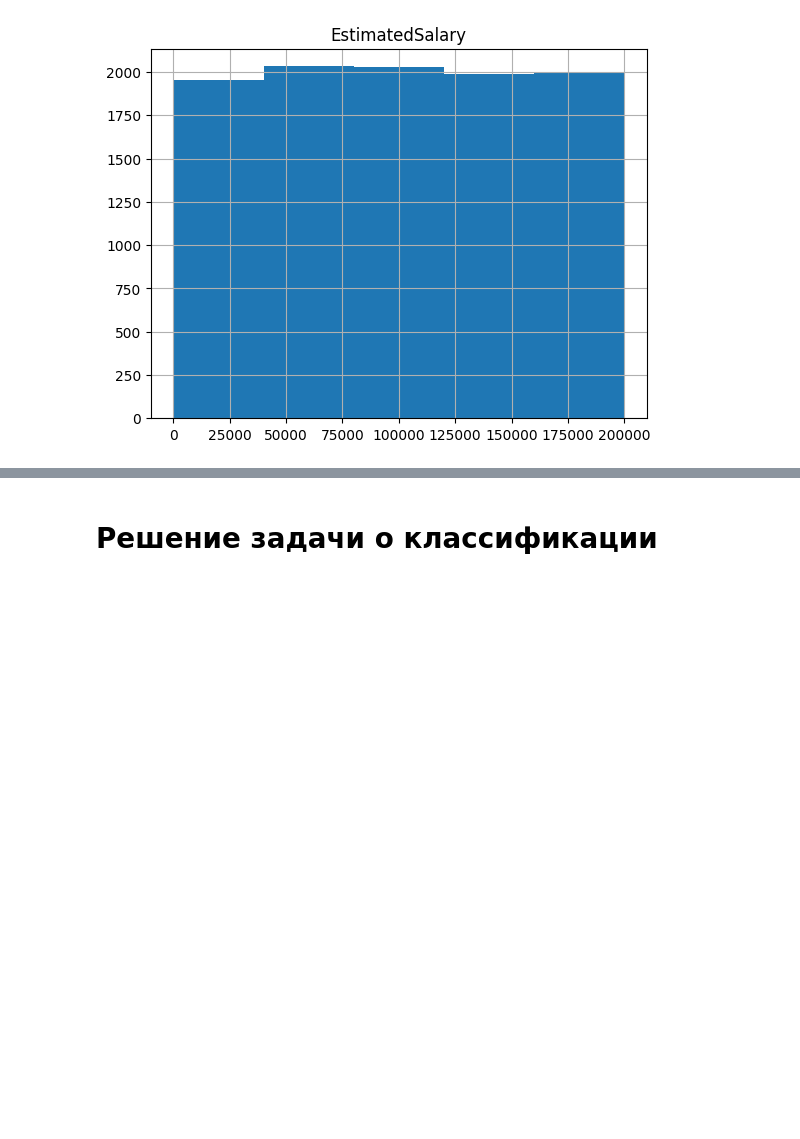
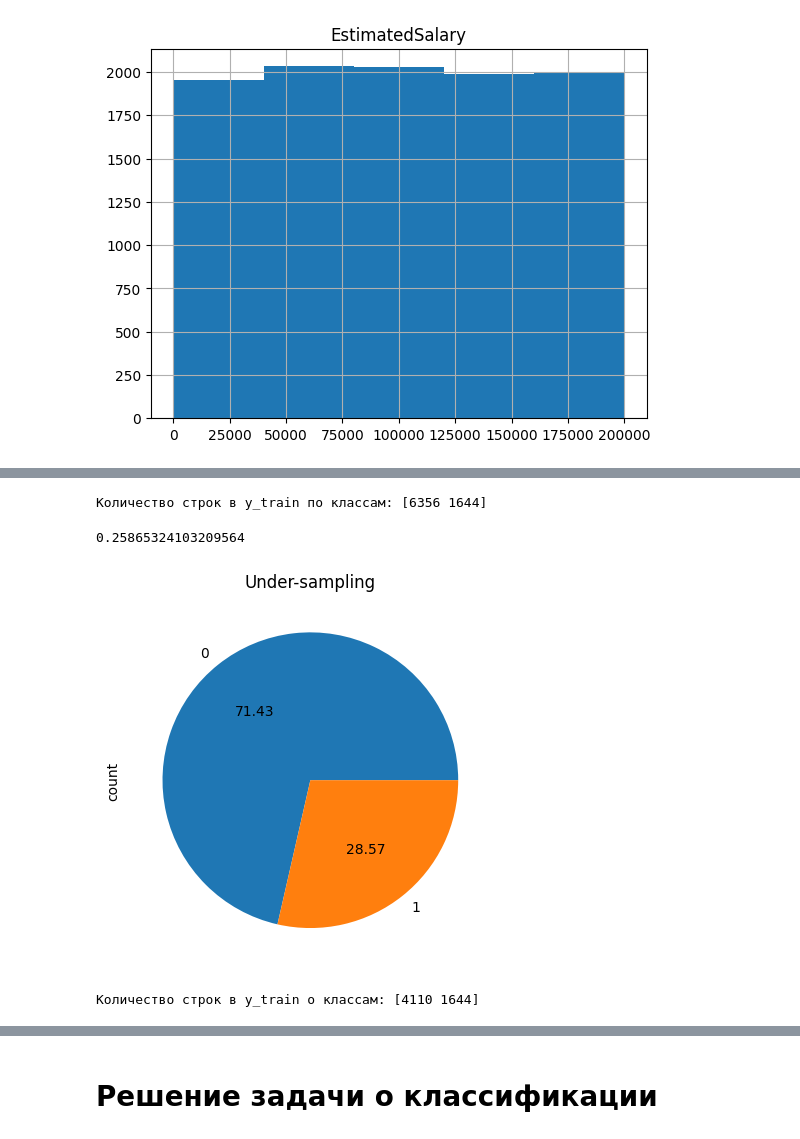
Before and after one commit to Miyakerin/vvnod-project-1, a Jupyter notebook: notebook.ipynb, the cells around one changed output, grey strips where cells are left out. Cells and saved outputs as stored; diff of their text form; code cells hidden in the pictures; blank space fills up the shorter version.

Commit message:
temp: savepoint while training

```diff
--- a/notebook.ipynb
+++ b/notebook.ipynb
@@ -101,0 +105,5 @@ for non_cat_column in non_cat_columns:
+# %%
+for non_cat_column in non_cat_columns:
+    standart_scaler = sklearn.preprocessing.StandardScaler()
+    standart_scaler.fit(df[non_cat_column].values.reshape(-1, 1))
+    df[non_cat_column] = standart_scaler.transform(df[non_cat_column].values.reshape(-1, 1))
@@ -101,0 +122,4 @@ for non_cat_column in non_cat_columns:
+# %%
+# разобьем дф на тест, трейн, валдиацю
+train_percent = 0.8
+test_percent = 0.2
@@ -101,0 +131,8 @@ for non_cat_column in non_cat_columns:
+# %%
+y = df["Exited"]
+X = df
+X.drop(columns=["Exited"], inplace=True, axis=1)
+# %%
+# Разобьем на трейн и тест
+from sklearn.model_selection import train_test_split
+X_train, X_test, y_train, y_test = train_test_split(X, y, test_size=test_percent, random_state=42)
@@ -101,0 +141,21 @@ for non_cat_column in non_cat_columns:
+# %%
+print(f"Количество строк в y_train по классам: {np.bincount(y_train)}")
+# %% [output]
+Количество строк в y_train по классам: [6356 1644]
+# %%
+1644/6356
+# %% [output]
+0.25865324103209564
+# %%
+# Удаляем мажоритарные экзмепляры
+from imblearn.under_sampling import RandomUnderSampler
+rus = RandomUnderSampler(sampling_strategy=0.4)
+X_train, y_train = rus.fit_resample(X_train, y_train)
+ax = y_train.value_counts().plot.pie(autopct='%.2f')
+_ = ax.set_title("Under-sampling")
+# %% [output]
+[figure, added]
+# %%
+print(f"Количество строк в y_train о классам: {np.bincount(y_train)}")
+# %% [output]
+Количество строк в y_train о классам: [4110 1644]
```
Also changed, not shown: parts of 18 cells of this notebook.
